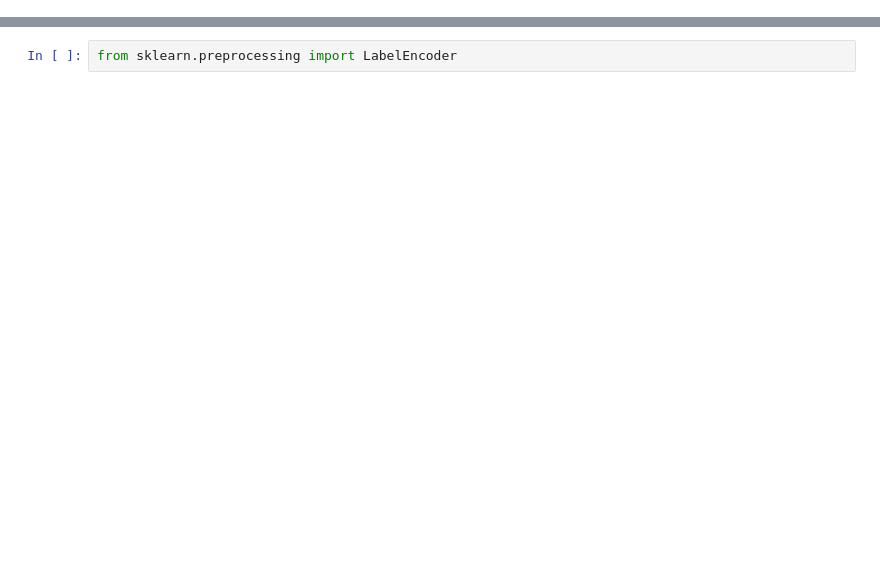
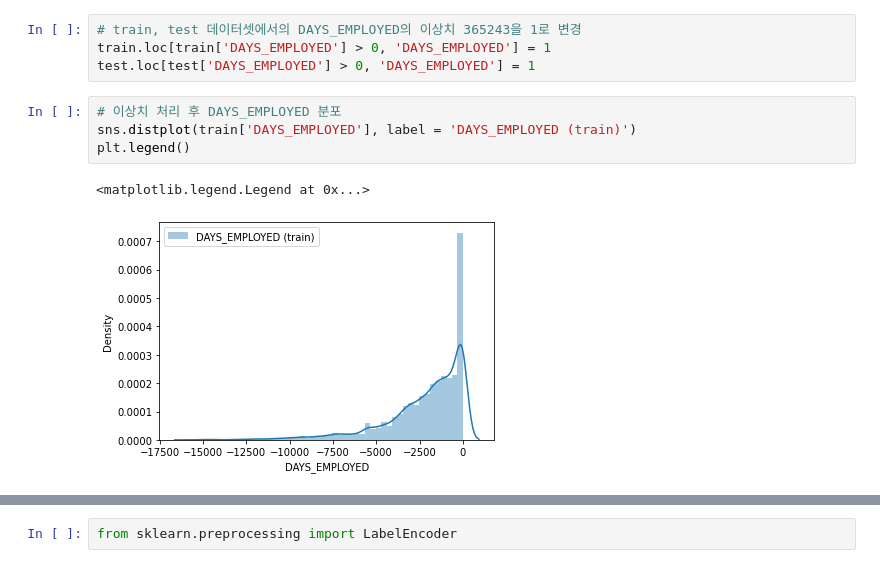
Before and after one commit to minsoo-s/KDT_Machine_Learning, a Jupyter notebook: 11th_project_ML_credit.ipynb, the cells around one changed output, grey strips where cells are left out. Drawn from its saved outputs; the diff is of its cells as text; blank space fills up the shorter version.

```diff
--- a/11th_project_ML_credit.ipynb
+++ b/11th_project_ML_credit.ipynb
@@ -155,0 +328,11 @@ Name: occyp_type, dtype: int64
+# %%
+# train, test 데이터셋에서의 DAYS_EMPLOYED의 이상치 365243을 1로 변경
+train.loc[train['DAYS_EMPLOYED'] > 0, 'DAYS_EMPLOYED'] = 1
+test.loc[test['DAYS_EMPLOYED'] > 0, 'DAYS_EMPLOYED'] = 1
+# %%
+# 이상치 처리 후 DAYS_EMPLOYED 분포
+sns.distplot(train['DAYS_EMPLOYED'], label = 'DAYS_EMPLOYED (train)')
+plt.legend()
+# %% [output]
+<matplotlib.legend.Legend at 0x...>
+[figure, added]
```
Also changed, not shown: parts of 103 cells of this notebook.
